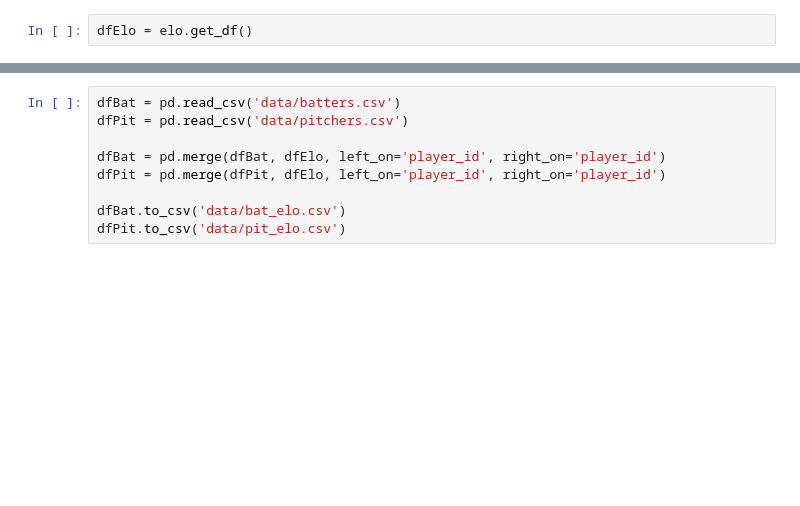
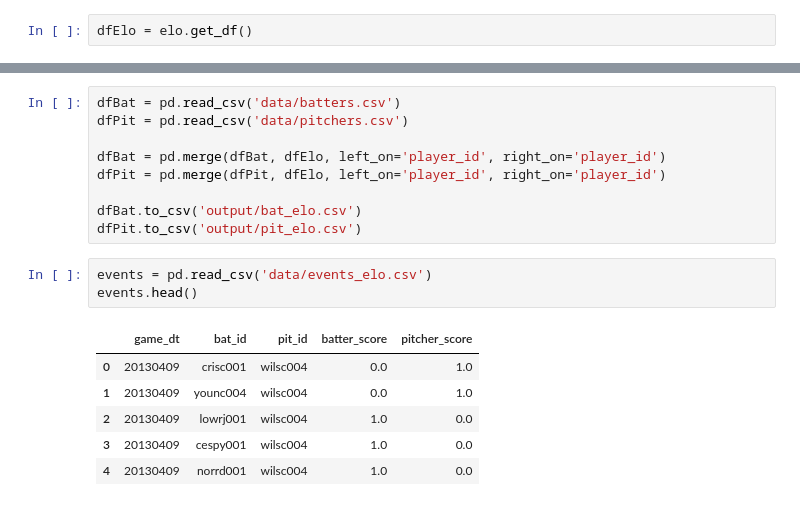
Before and after one commit to aaronaaeng/Sabermetrics-Final-Project, a Jupyter notebook: Elo-Calculation.ipynb, the cells around one changed output, grey strips where cells are left out. Saved outputs shown, nothing was run; the diff lists cells and outputs as text; blank space fills up the shorter version.

```diff
--- a/Elo-Calculation.ipynb
+++ b/Elo-Calculation.ipynb
@@ -70,8 +105,18 @@ dfPit = pd.read_csv('data/pitchers.csv')
 dfBat = pd.merge(dfBat, dfElo, left_on='player_id', right_on='player_id')
 dfPit = pd.merge(dfPit, dfElo, left_on='player_id', right_on='player_id')
 
-dfBat.to_csv('data/bat_elo.csv')
-dfPit.to_csv('data/pit_elo.csv')
+dfBat.to_csv('output/bat_elo.csv')
+dfPit.to_csv('output/pit_elo.csv')
+# %%
+events = pd.read_csv('data/events_elo.csv')
+events.head()
+# %% [output]
+|  | game_dt | bat_id | pit_id | batter_score | pitcher_score |
+| 0 | 20130409 | crisc001 | wilsc004 | 0.0 | 1.0 |
+| 1 | 20130409 | younc004 | wilsc004 | 0.0 | 1.0 |
+| 2 | 20130409 | lowrj001 | wilsc004 | 1.0 | 0.0 |
+| 3 | 20130409 | cespy001 | wilsc004 | 1.0 | 0.0 |
+| 4 | 20130409 | norrd001 | wilsc004 | 1.0 | 0.0 |
 # %%
 dfBat.head()
 # %% [output]
```
Also changed, not shown: parts of 7 cells of this notebook, 2 other files.
